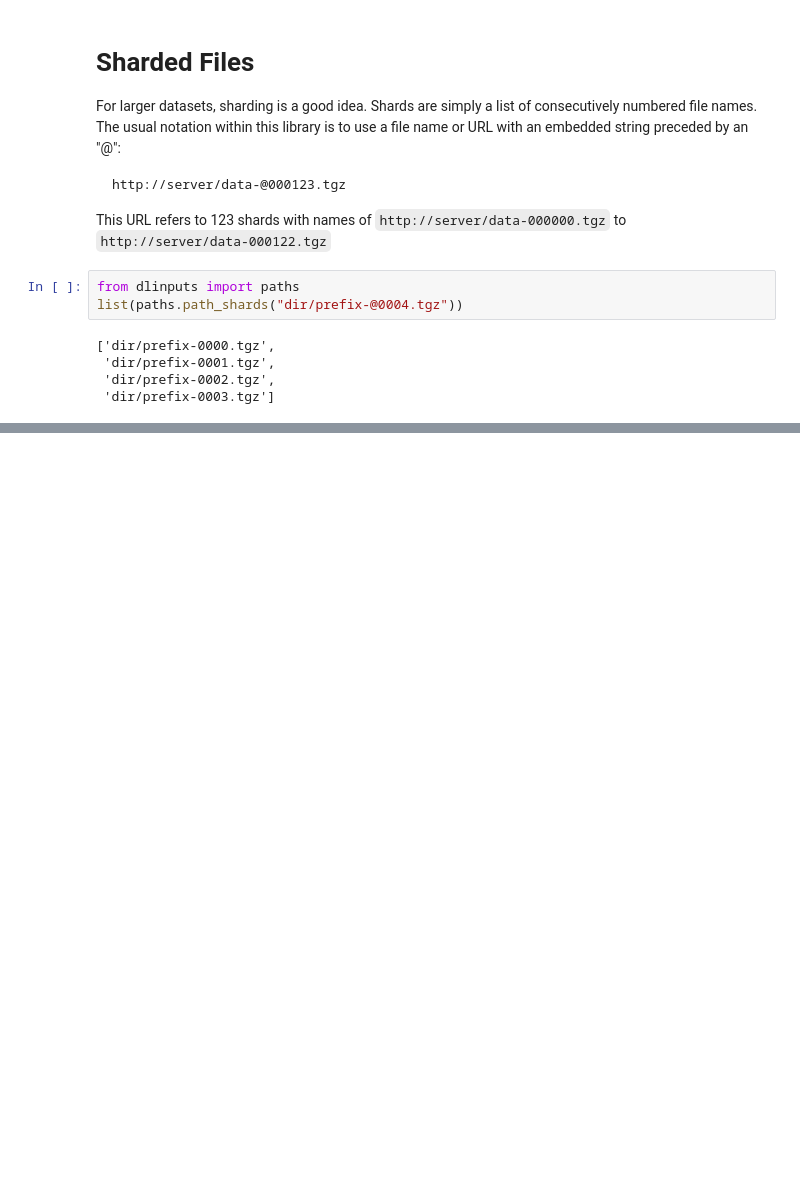
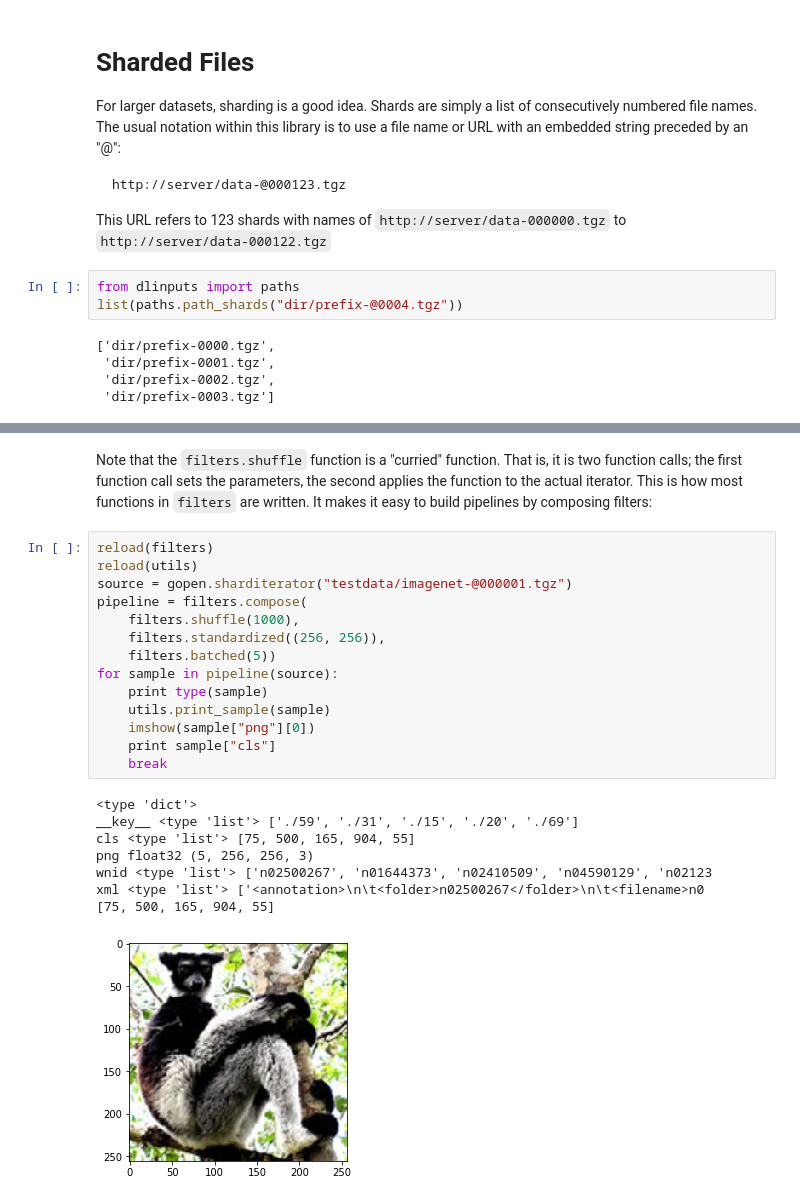
Before and after one commit to NVlabs/dlinputs, a Jupyter notebook: intro-to-dlinputs.ipynb, the cells around one changed output, grey strips where cells are left out. Cells and saved outputs as stored; diff of their text form; blank space fills up the shorter version.

```diff
--- a/intro-to-dlinputs.ipynb
+++ b/intro-to-dlinputs.ipynb
@@ -232,0 +118,25 @@ TypeError: factory() argument after * must be an iterable, not int
+# %% [markdown]
+Note that the `filters.shuffle` function is a "curried" function. That is, it is two function calls; the first function call sets the parameters, the second applies the function to the actual iterator. This is how most functions in `filters` are written. It makes it easy to build pipelines by composing filters:
+# %%
+reload(filters)
+reload(utils)
+source = gopen.sharditerator("testdata/imagenet-@000001.tgz")
+pipeline = filters.compose(
+    filters.shuffle(1000),
+    filters.standardized((256, 256)),
+    filters.batched(5))
+for sample in pipeline(source):
+    print type(sample)
+    utils.print_sample(sample)
+    imshow(sample["png"][0])
+    print sample["cls"]
+    break
+# %% [output]
+<type 'dict'>
+__key__ <type 'list'> ['./59', './31', './15', './20', './69']
+cls <type 'list'> [75, 500, 165, 904, 55]
+png float32 (5, 256, 256, 3)
+wnid <type 'list'> ['n02500267', 'n01644373', 'n02410509', 'n04590129', 'n02123
+xml <type 'list'> ['<annotation>\n\t<folder>n02500267</folder>\n\t<filename>n0
+[75, 500, 165, 904, 55]
+[figure, added]
```
Also changed, not shown: parts of 19 cells of this notebook, 2 other files.
